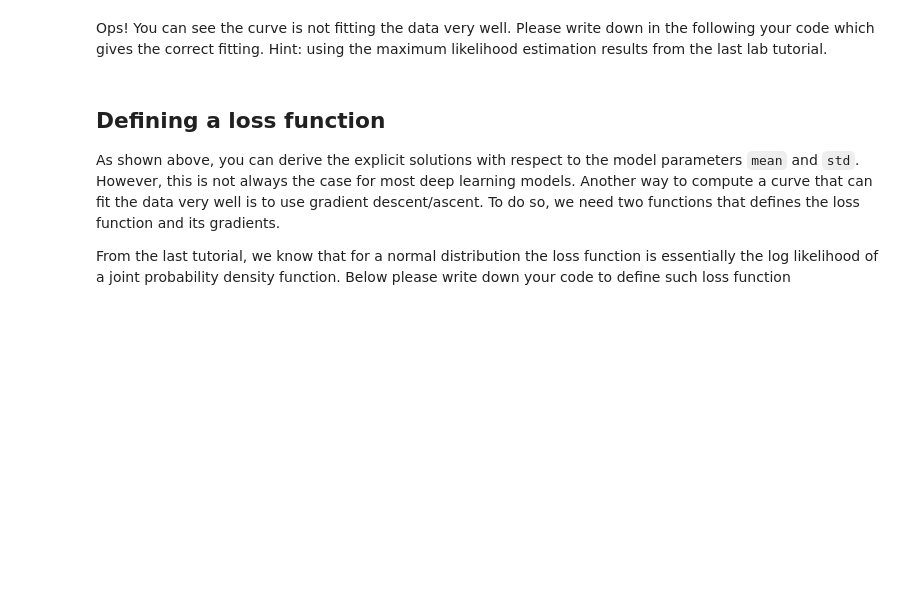
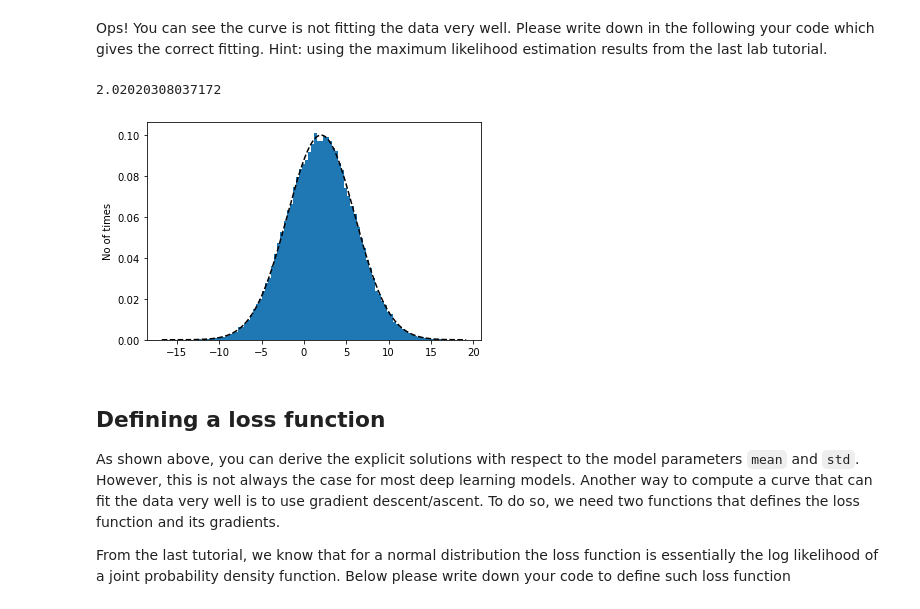
Before and after one commit to eddie8615/Neural-Computation-at-UoB, a Jupyter notebook: lab5_questions.ipynb, the cells around one changed output. Cells and saved outputs as stored; diff of their text form; code cells hidden in the pictures; blank space fills up the shorter version.

```diff
--- a/lab5_questions.ipynb
+++ b/lab5_questions.ipynb
@@ -29,8 +33,8 @@ plt.ylabel('No of times')
 # %% [markdown]
 On top of the `data` and its histogram, we want to fit a Gaussian-like curve. To do so, we will need to define the probability density function of a Gaussian distribution. Below please write such probability density function with `mean` and `std` being model parameters and `x` representing the observations from the distribution
-# %%
-def prob_density_func(x, mean, std):
-    return
+# %%
+def prob_density_func(x, mean, std):
+    return (1/(np.sqrt(2 * np.pi * std**2))) * np.exp(-0.5 * ((x - mean)**2) / (std**2))
 # %% [markdown]
 Let's try to fit a curve using `prob_density_func` you defined above.
 # %%
@@ -45,5 +51,18 @@ plt.show()
 # %% [markdown]
 Ops! You can see the curve is not fitting the data very well. Please write down in the following your code which gives the correct fitting. Hint: using the maximum likelihood estimation results from the last lab tutorial.
+# %%
+mean = np.mean(data)
+std = np.std(data)
+print(mean)
+pdf = prob_density_func(data_regrid, mean, std)
+
+plt.hist(data, 100, density=True)
+plt.ylabel('No of times')
+plt.plot(data_regrid, pdf, 'k--')
+plt.show()
+# %% [output]
+2.02020308037172
+[figure, added]
 # %% [markdown]
 ## Defining a loss function
 
```
Also changed, not shown: parts of 8 cells of this notebook, 12 other files.
